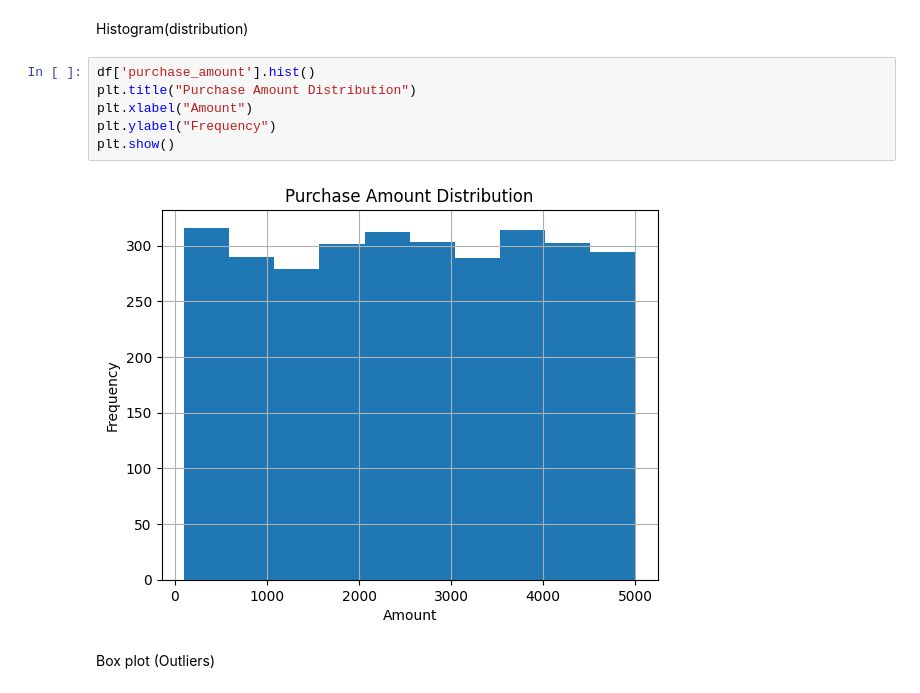
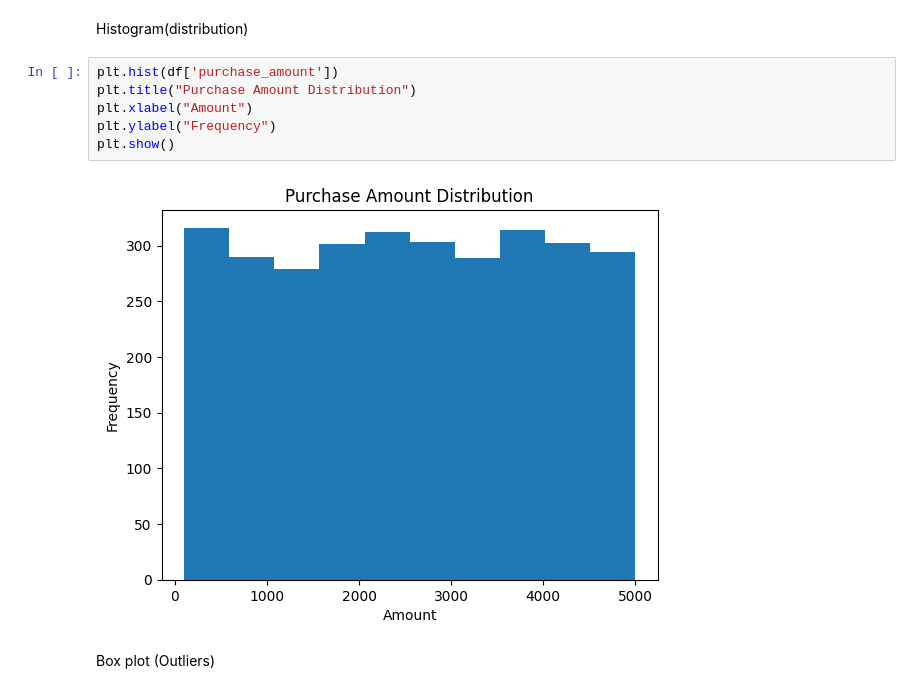
Before and after one commit to prateekhemchandani/SMA-S8, a Jupyter notebook: Experiment 7/exp7.ipynb, the cells around one changed output. Cells and saved outputs as stored; diff of their text form.

```diff
--- a/Experiment 7/exp7.ipynb
+++ b/Experiment 7/exp7.ipynb
@@ -71,13 +71,13 @@ max    3000.000000    60.00000      4998.570000     5.000000    49.990000
 # %% [markdown]
 Histogram(distribution)
 # %%
-df['purchase_amount'].hist()
+plt.hist(df['purchase_amount'])
 plt.title("Purchase Amount Distribution")
 plt.xlabel("Amount")
 plt.ylabel("Frequency")
 plt.show()
 # %% [output]
-[figure, old version]
+[figure, new version]
 # %% [markdown]
 Box plot (Outliers)
 # %%
```
Also changed, not shown: 1 other file.
